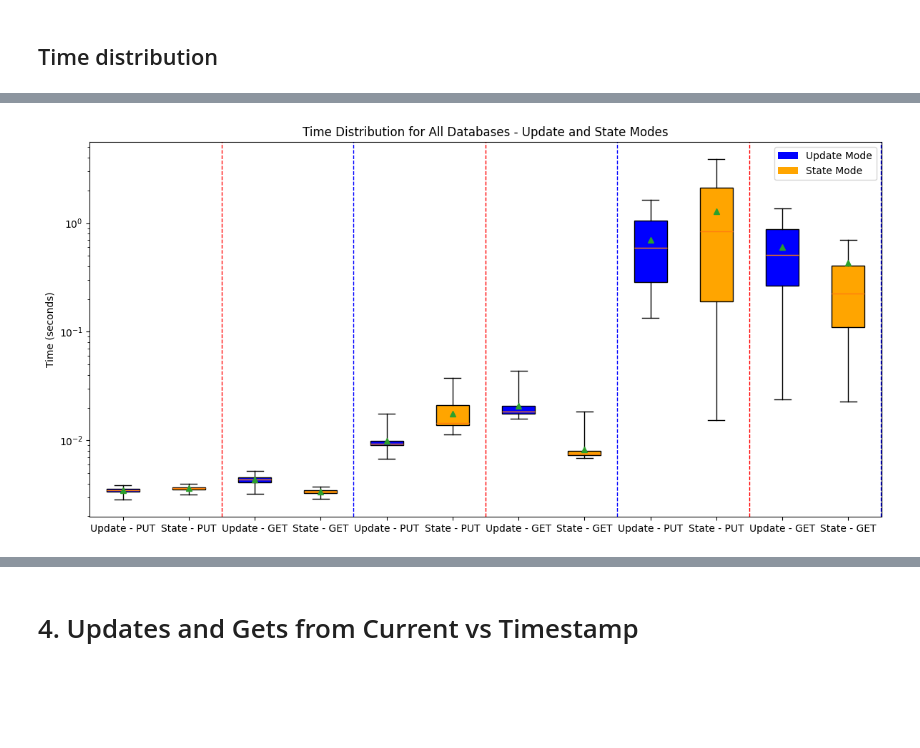
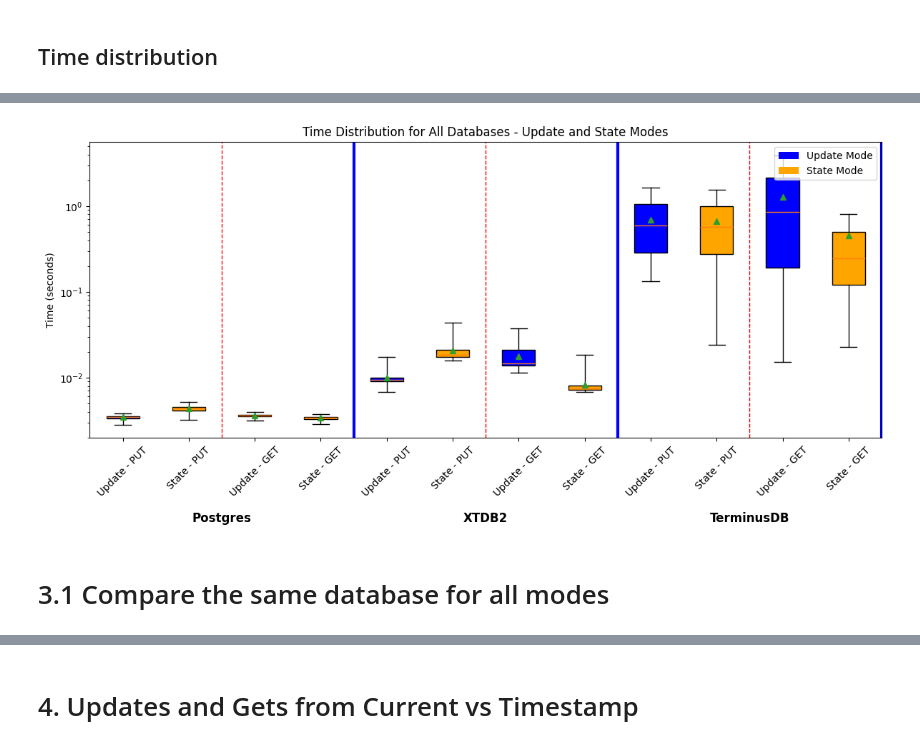
Before and after one commit to DinisSousa2003/api-kevel-mock, a Jupyter notebook: analysis.ipynb, the cells around one changed output, grey strips where cells are left out. Saved outputs shown, nothing was run; the diff lists cells and outputs as text; code cells hidden in the pictures; blank space fills up the shorter version.

```diff
--- a/analysis.ipynb
+++ b/analysis.ipynb
@@ -348,13 +359,15 @@ No size query file
 # %%
-exclude = ['timestamp', 'ALL PUT']
-latest_diff = latest_diff.drop(labels=exclude, axis=1, errors='ignore')
-latest_state = latest_state.drop(labels=exclude, axis=1, errors='ignore')
+latest_diff = get_latest_data(diff_data)
+latest_state = get_latest_data(state_data)
 
 keep = [
     'base_size',
     'total_size',
     'larch_size',
 ]
+
+display(latest_diff)
+display(latest_state)
 
 latest_diff = latest_diff.filter(items=keep, axis=1)
 latest_state = latest_state.filter(items=keep, axis=1)
@@ -467,7 +493,7 @@ for database in ALL_DATABASES:
     state_put_times = state_filtered[state_filtered['label'] == 'ALL PUT']
     state_get_times = state_filtered[state_filtered['label'] == 'ALL GET']
 
-    for label, times in zip(['Update - PUT', 'State - PUT', 'Update - GET', 'State - GET'], [diff_put_times, diff_get_times, state_put_times, state_get_times]):
+    for label, times in zip(['Update - PUT', 'State - PUT', 'Update - GET', 'State - GET'], [diff_put_times, state_put_times, diff_get_times, state_get_times]):
         if not times.empty:
             bottom = times['min'].values[0]
             q1 = times['p25'].values[0]
@@ -505,28 +531,40 @@ Processing database: terminus
 # %%
 # Compare the times between databases
 # Use boxes from the previous loop
+
+group_names = ['Postgres', 'XTDB2', 'TerminusDB']
+group_size = 4  # Number of boxes per DB
+group_positions = [group_size * i + group_size / 2 + 0.5 for i in range(len(group_names))]
 
 fig, ax = plt.subplots(figsize=(12, 6))
 bplots = ax.bxp(boxes_all, vert=True, patch_artist=True, showfliers=False, showmeans=True)
 ax.set_ylabel('Time (seconds)')
 ax.set_title('Time Distribution for All Databases - Update and State Modes')
 ax.axvline(x=2.5, color='red', linestyle='--', linewidth=1)
 ax.axvline(x=4.5, color='blue', linewidth=3)
 ax.axvline(x=6.5, color='red', linestyle='--', linewidth=1)
 ax.axvline(x=8.5, color='blue', linewidth=3)
 ax.axvline(x=10.5, color='red', linestyle='--', linewidth=1)
 ax.axvline(x=12.5, color='blue', linewidth=3)
 #make y axis logarithmic
 ax.set_yscale('log')
 legend_elements = [
     Patch(facecolor='blue', label='Update Mode'),
     Patch(facecolor='orange', label='State Mode')
 ]
 ax.legend(handles=legend_elements, loc='upper right')
 colors = ["blue", "orange", "blue", "orange"] * (len(boxes_all) // 4)
 for patch, clr in zip(bplots["boxes"], colors):
     patch.set_facecolor(clr)
+
+y_offset = -0.25  # Lower this to move group names down
+for pos, label in zip(group_positions, group_names):
+    ax.text(pos, y_offset, label, ha='center', va='top',
+            fontsize=12, fontweight='bold', transform=ax.get_xaxis_transform())
+plt.xticks(rotation=45)
 plt.tight_layout()
 plt.show()
 # %% [output]
-[figure, old version]
+[figure, new version]
+# %% [markdown]
+# 3.1   Compare the same database for all modes
```
Also changed, not shown: parts of 16 cells of this notebook, 12 other files.
